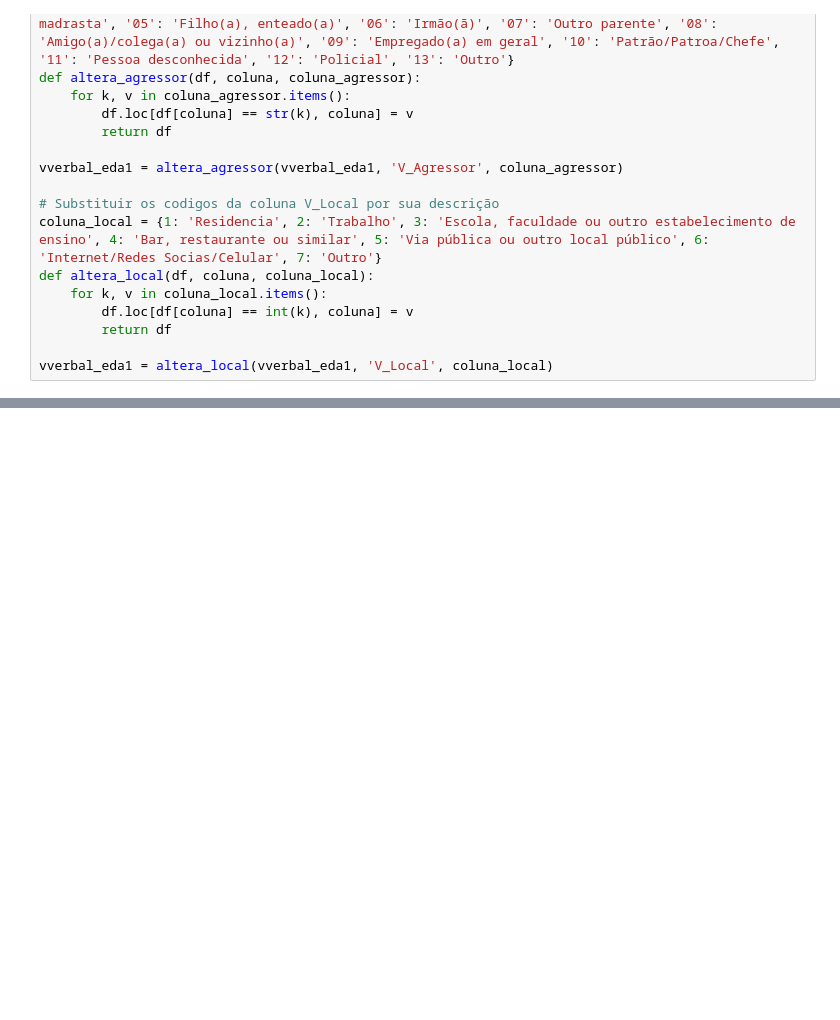
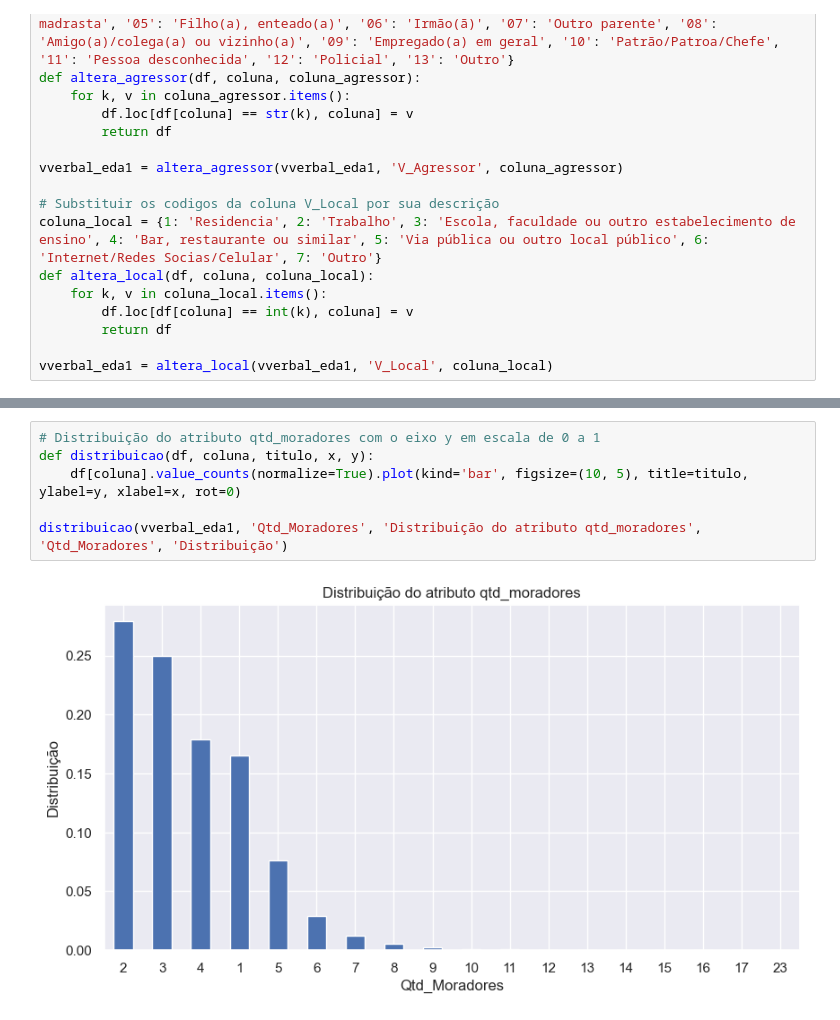
Before and after one commit to cassioHilario/DomHelder, a Jupyter notebook: DataScience/article/test.ipynb, the cells around one changed output, grey strips where cells are left out. Drawn from its saved outputs; the diff is of its cells as text; blank space fills up the shorter version.

```diff
--- a/DataScience/article/test.ipynb
+++ b/DataScience/article/test.ipynb
@@ -872,0 +908,8 @@ print(t)
+# %%
+# Distribuição do atributo qtd_moradores com o eixo y em escala de 0 a 1
+def distribuicao(df, coluna, titulo, x, y):
+    df[coluna].value_counts(normalize=True).plot(kind='bar', figsize=(10, 5), title=titulo, ylabel=y, xlabel=x, rot=0)
+
+distribuicao(vverbal_eda1, 'Qtd_Moradores', 'Distribuição do atributo qtd_moradores', 'Qtd_Moradores', 'Distribuição')
+# %% [output]
+[figure, added]
```
Also changed, not shown: parts of 17 cells of this notebook, 4 other files.
